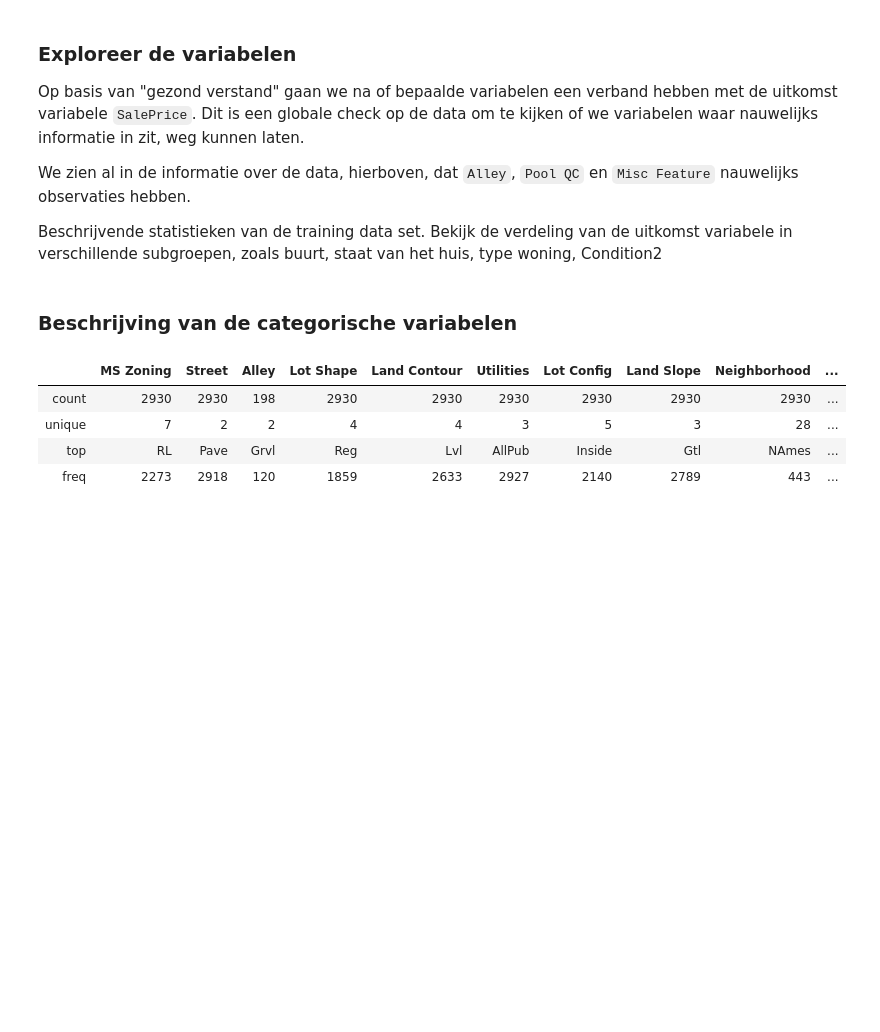
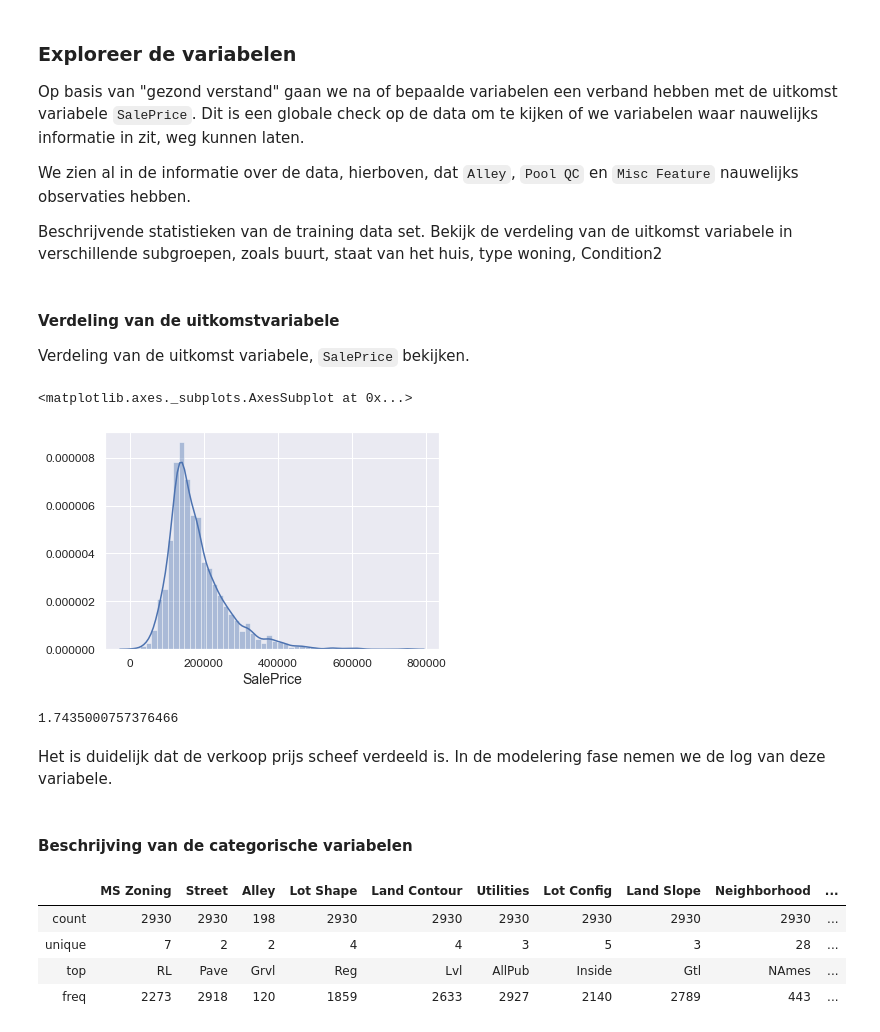
Before and after one commit to kolibrie-eric/JADS, a Jupyter notebook: Ames housing/ames-housing.ipynb, the cells around one changed output. Drawn from its saved outputs; the diff is of its cells as text; code cells hidden in the pictures; blank space fills up the shorter version.

```diff
--- a/Ames housing/ames-housing.ipynb
+++ b/Ames housing/ames-housing.ipynb
@@ -89,8 +98,23 @@ Op basis van "gezond verstand" gaan we na of bepaalde variabelen een verband heb
 We zien al in de informatie over de data, hierboven, dat `Alley`, `Pool QC` en `Misc Feature` nauwelijks observaties hebben.
 
 Beschrijvende statistieken van de training data set. Bekijk de verdeling van de uitkomst variabele in verschillende subgroepen, zoals buurt, staat van het huis, type woning, Condition2
+# %% [markdown]
+#### Verdeling van de uitkomstvariabele
+
+Verdeling van de uitkomst variabele, `SalePrice` bekijken.
+# %%
+sns.distplot(ames['SalePrice'])
+# %% [output]
+<matplotlib.axes._subplots.AxesSubplot at 0x...>
+[figure, added]
+# %%
+ames['SalePrice'].skew()
+# %% [output]
+1.7435000757376466
+# %% [markdown]
+Het is duidelijk dat de verkoop prijs scheef verdeeld is. In de modelering fase nemen we de log van deze variabele.
 # %% [markdown]
-### Beschrijving van de categorische variabelen
+#### Beschrijving van de categorische variabelen
 # %%
 ames.describe(include = np.object)
 # %% [output]
```
Also changed, not shown: parts of 76 cells of this notebook.
